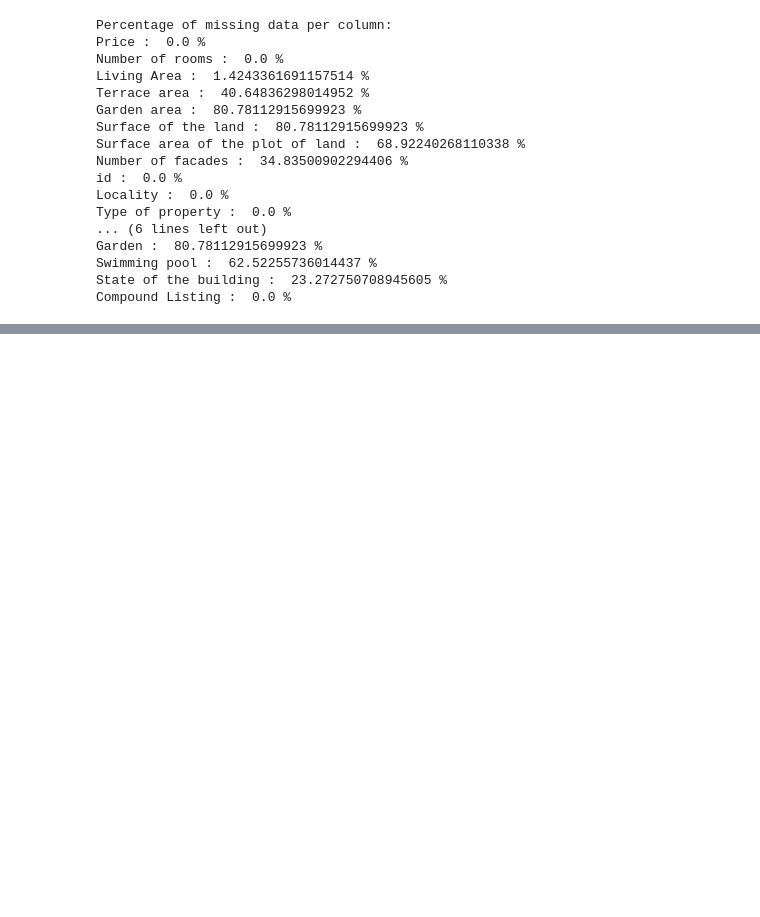
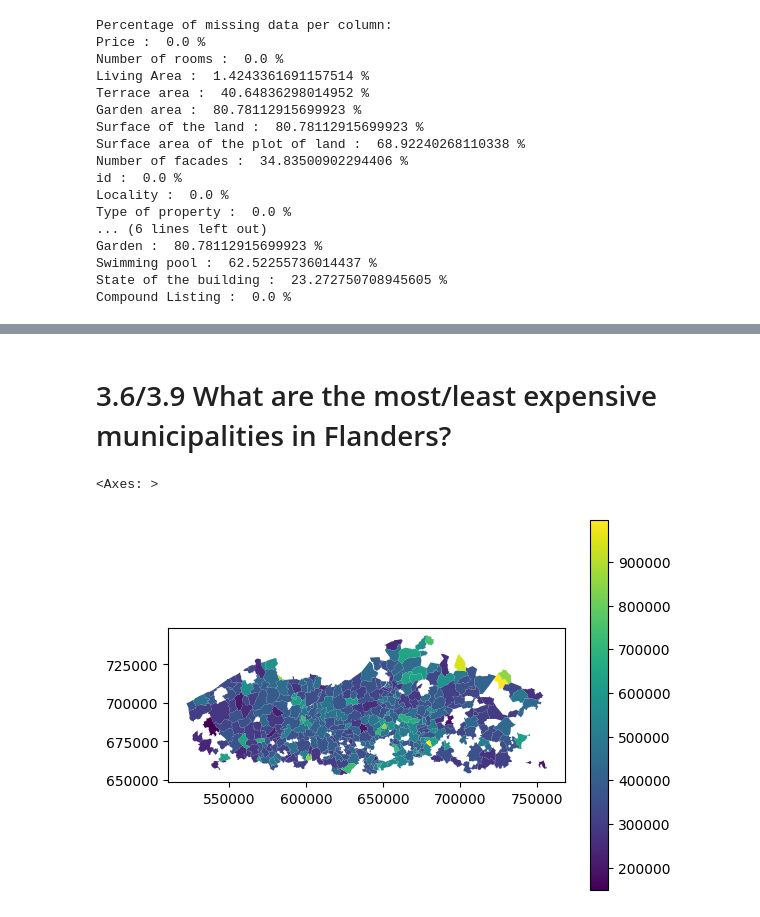
Before and after one commit to kvnpotter/ImmoData-EDA, a Jupyter notebook: analysis_maxim.ipynb, the cells around one changed output, grey strips where cells are left out. Drawn from its saved outputs; the diff is of its cells as text; code cells hidden in the pictures; blank space fills up the shorter version.

```diff
--- a/analysis_maxim.ipynb
+++ b/analysis_maxim.ipynb
@@ -229,0 +190,13 @@ ax.hist(price_averages_top100, bins=20)
+# %% [markdown]
+# 3.6/3.9 What are the most/least expensive municipalities in Flanders?
+# %%
+locality_codes_flanders = [code for code in range(2000, 3000)] + [code for code in range(9000, 10000)]\
+                        + [code for code in range(1500, 2000)] + [code for code in range(3000, 4000)]\
+                        + [code for code in range(8000, 9000)]
+
+avg_prices_flanders = localities[localities['Locality'].isin(locality_codes_flanders)]
+avg_prices_flanders = avg_prices_flanders.merge(avg_locality_price_df, on='Locality', how='left')
+avg_prices_flanders.plot('AveragePrice', legend=True)
+# %% [output]
+<Axes: >
+[figure, added]
```
Also changed, not shown: parts of 14 cells of this notebook.
